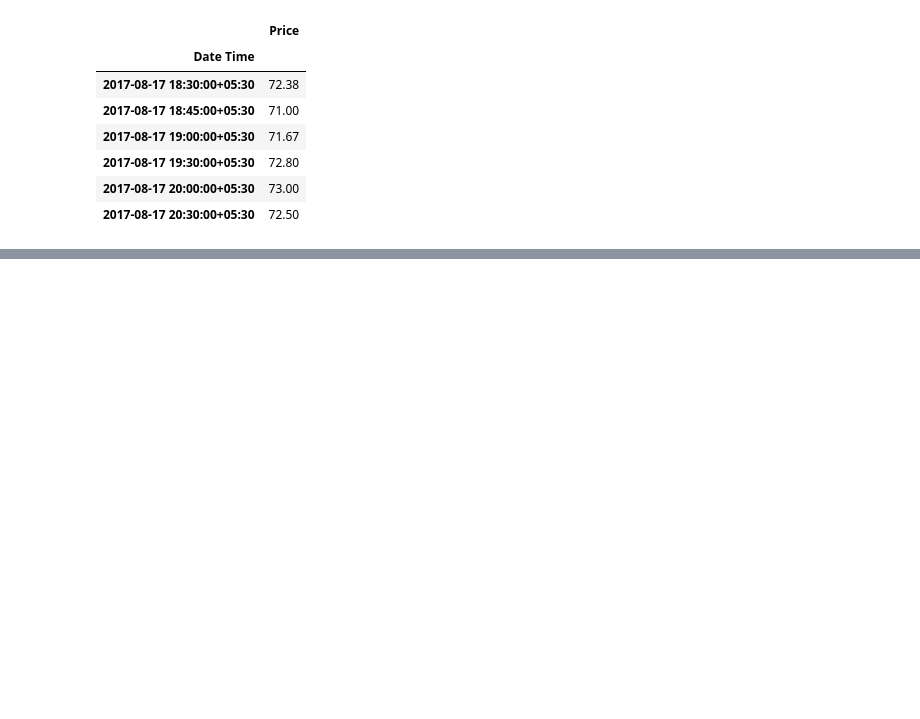
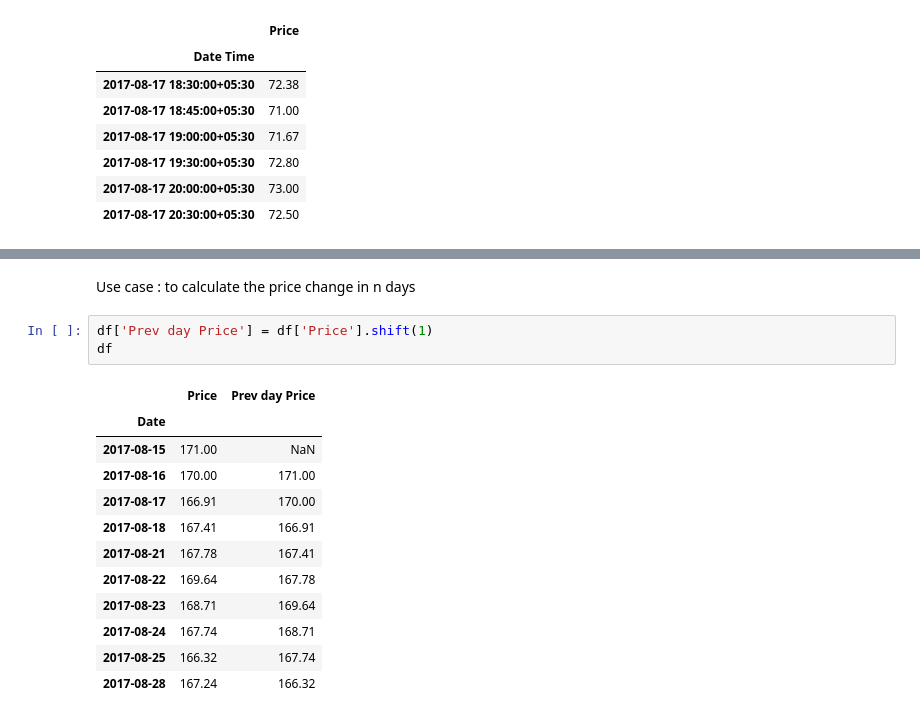
Before and after one commit to enam007/Pandas, a Jupyter notebook: time_series_analysis_using_pandas.ipynb, the cells around one changed output, grey strips where cells are left out. Saved outputs shown, nothing was run; the diff lists cells and outputs as text; blank space fills up the shorter version.

```diff
--- a/time_series_analysis_using_pandas.ipynb
+++ b/time_series_analysis_using_pandas.ipynb
@@ -766,0 +831,18 @@ df
+# %% [markdown]
+Use case :  to calculate the price change in n days
+# %%
+df['Prev day Price'] = df['Price'].shift(1)
+df
+# %% [output]
+|  | Price | Prev day Price |
+| Date |  |  |
+| 2017-08-15 | 171.00 | NaN |
+| 2017-08-16 | 170.00 | 171.00 |
+| 2017-08-17 | 166.91 | 170.00 |
+| 2017-08-18 | 167.41 | 166.91 |
+| 2017-08-21 | 167.78 | 167.41 |
+| 2017-08-22 | 169.64 | 167.78 |
+| 2017-08-23 | 168.71 | 169.64 |
+| 2017-08-24 | 167.74 | 168.71 |
+| 2017-08-25 | 166.32 | 167.74 |
+| 2017-08-28 | 167.24 | 166.32 |
```
Also changed, not shown: parts of 16 cells of this notebook.
